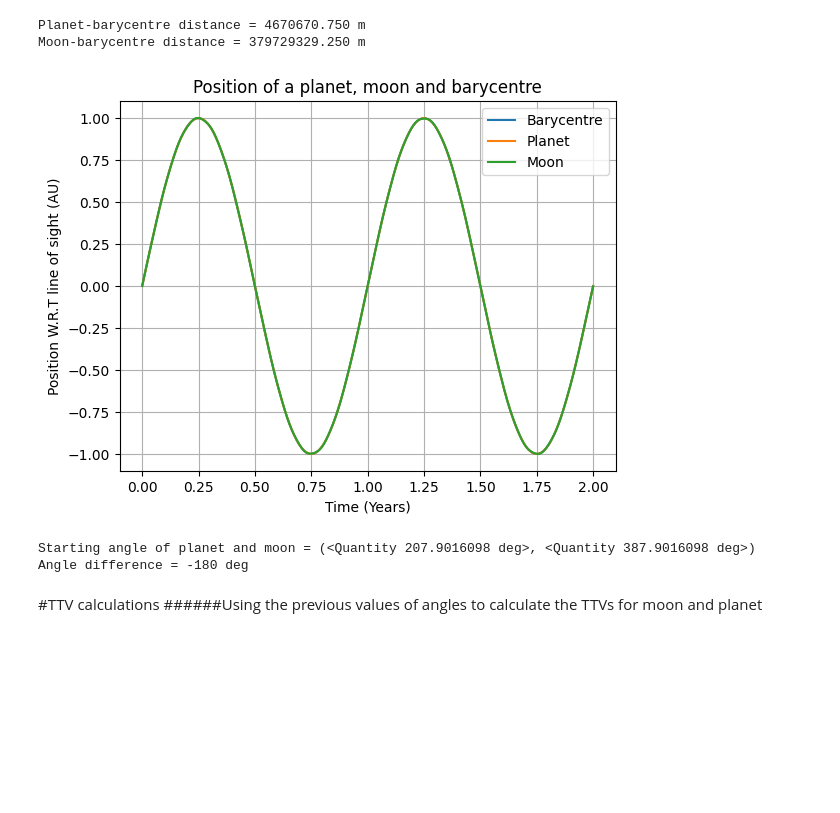
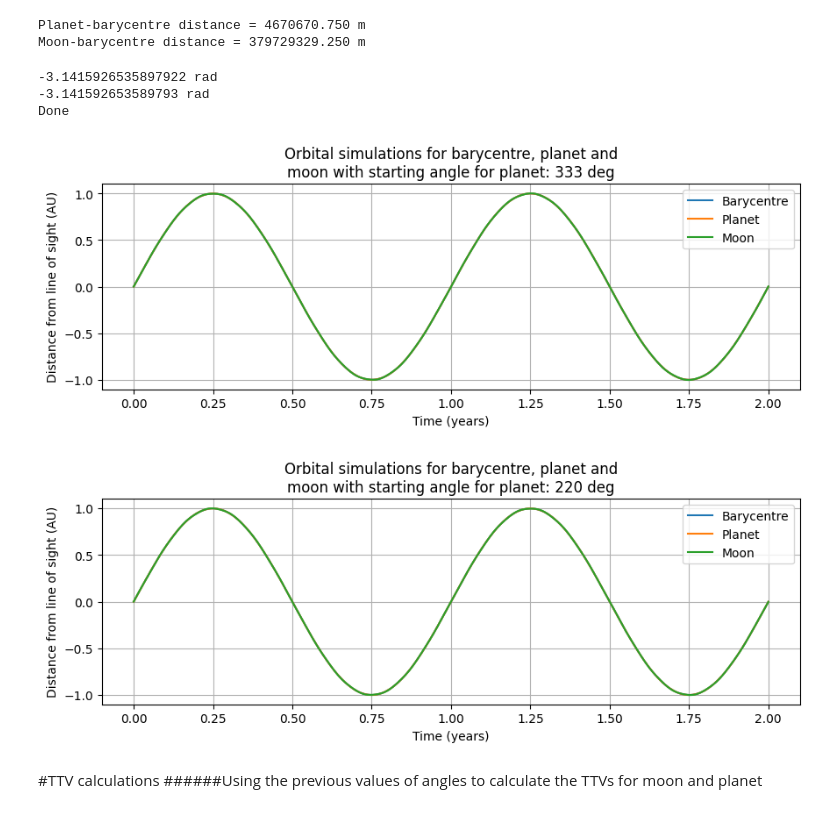
Before and after one commit to liamhall64/Habitable-Exomoons-2, a Jupyter notebook: Randomise_Orbital_Simulations_and_TTVs_160924.ipynb, the cells around one changed output. Saved outputs shown, nothing was run; the diff lists cells and outputs as text; code cells hidden in the pictures; blank space fills up the shorter version.

```diff
--- a/Randomise_Orbital_Simulations_and_TTVs_160924.ipynb
+++ b/Randomise_Orbital_Simulations_and_TTVs_160924.ipynb
@@ -51,50 +29,61 @@ dp, dm = barycentre(Mp, Mm, dpm, moon_period)
 Planet-barycentre distance = 4670670.750 m
 Moon-barycentre distance = 379729329.250 m
 # %%
-# HOW MANY TRANSITS YOU WANT TO OBSERVE
 t = np.linspace(0, 2*P, 1000)
 
-# BARYCENTRE
-ab = 1*const.au # SEPARATION
-Pb = P.to(u.s)  # PERIOD
-wb = (2*np.pi/Pb) *u.rad # ANGULAR FREQ
-alphab = wb*t
-xb = ab*np.sin(alphab)
+N = 2 # N = NUMBER OF ANGLES
 
-angle = np.random.uniform(0, 2*np.pi)*u.rad
+angle = []
+def position(N):
+  for i in range(N):
+    angle.append(np.random.uniform(0, 2*np.pi)*u.rad)
+    #print(f"Start angle #{i+1} = {angle[i]:.3f}") # IF WE WANT TO PRINT THE LIST OF ALL STARTING ANGLES OF 'N' REALISATIONS
 
-# PLANET
-wp = 2*np.pi/moon_period *u.rad
-alphap = wp*t + angle
-xp = dp * np.sin(alphap) + xb
+    # BARYCENTRE
+    ab = 1*const.au # SEPARATION
+    Pb = P.to(u.s)  # PERIOD
+    wb = (2*np.pi/Pb) *u.rad # ANGULAR FREQ
+    alphab = wb*t
+    xb = ab*np.sin(alphab)
 
-# MOON
-wm = 2*np.pi/moon_period *u.rad
-alpham = wm*t + np.pi*u.rad + angle
-xm = dm*np.sin(alpham) + xb
+    # PLANET
+    wp = 2*np.pi/moon_period *u.rad
+    alphap = wp*t + angle[i]
+    xp = dp * np.sin(alphap) + xb
 
-plt.plot(t/P, xb/ab.to(u.m), label = 'Barycentre')
-plt.plot(t/P, xp/ab.to(u.m), label = 'Planet')
-plt.plot(t/P, xm/ab.to(u.m), label = 'Moon')
+    # MOON
+    wm = 2*np.pi/moon_period *u.rad
+    alpham = wm*t + np.pi*u.rad + angle[i]
+    xm = dm*np.sin(alpham) + xb
 
-plt.title('Position of a planet, moon and barycentre')
-plt.xlabel('Time (Years)')
-plt.ylabel('Position W.R.T line of sight (AU)')
-plt.grid(True)
-plt.legend()
+    #'''
+    plt.figure(figsize=(17, 6))
+    plt.subplot(2, 2, 1)
+    plt.plot(t/P, xb/ab.to(u.m), label = f'Barycentre')
+    plt.plot(t/P, xp/ab.to(u.m), label = f'Planet')
+    plt.plot(t/P, xm/ab.to(u.m), label = f'Moon')
+    plt.legend()
+    plt.title(f'Orbital simulations for barycentre, planet and\nmoon with starting angle for planet: {alphap[i].to(u.deg):.0f}')
+    plt.grid(True)
+    plt.xlabel('Time (years)')
+    plt.ylabel('Distance from line of sight (AU)')
+    plt.tight_layout()
 
-#plt.xlim(-0.1, 2.1)
-plt.show()
+    # TEST TO SEE IF THE ANGLES ARE RANDOMISED
+    a = alphap[i]-alpham[i]
+    print(f'{a}')
+    #'''
+  return angle, xb, xp, xm, wb, wp, wm, ab, alphap, alpham
 
-# TEST TO SEE IF THE ANGLES ARE RANDOMISED
-i = 0 # RANDOM VALUE TO TEST
-alphap[i], alpham[i]
-a = alphap[i]-alpham[i]
-print(f'\nStarting angle of planet and moon = {alphap[i].to(u.deg), alpham[i].to(u.deg)}\nAngle difference = {a.to(u.deg):.0f}')
+
+angle, xb, xp, xm, wb, wp, wm, ab, alphap, alpham = position(N)
+print('Done')
 # %% [output]
+-3.1415926535897922 rad
+-3.141592653589793 rad
+Done
-[figure, old version]
+[figure, new version]
-Starting angle of planet and moon = (<Quantity 207.9016098 deg>, <Quantity 387.9016098 deg>)
-Angle difference = -180 deg
+[figure, added]
 # %% [markdown]
 #TTV calculations
 ######Using the previous values of angles to calculate the TTVs for moon and planet
```
Also changed, not shown: parts of 5 cells of this notebook.
